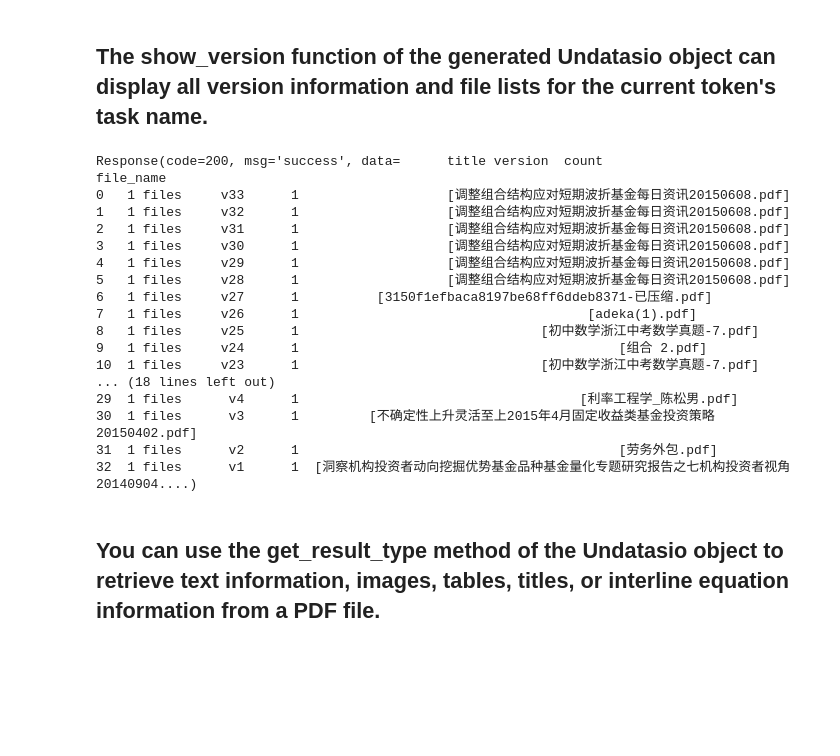
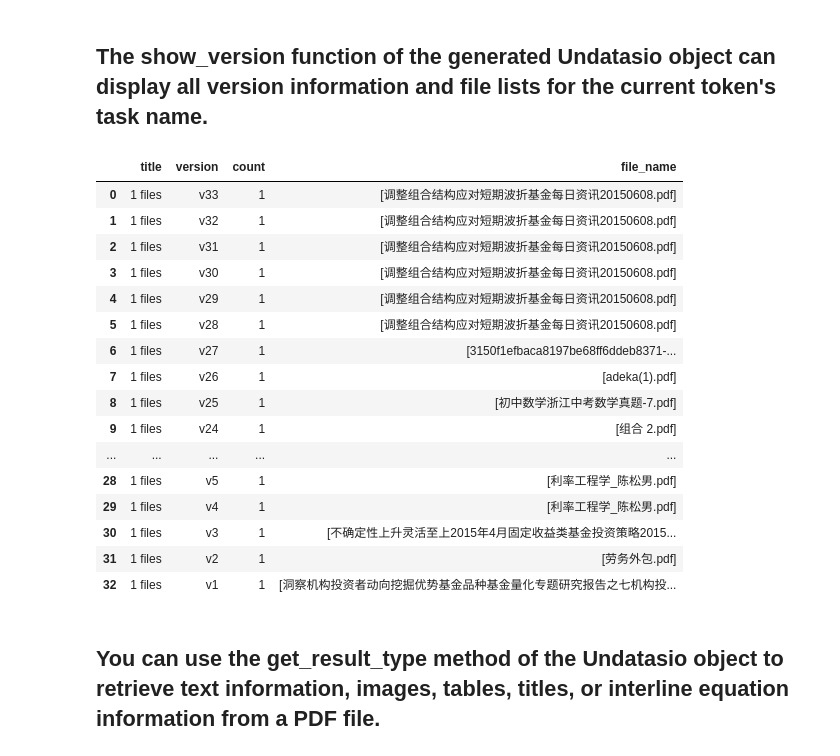
Before and after one commit to lq1909017169/undatasio, a Jupyter notebook: example/undatasio_and_qwen2.5_math.ipynb, the cells around one changed output. Drawn from its saved outputs; the diff is of its cells as text; code cells hidden in the pictures; blank space fills up the shorter version.

```diff
--- a/example/undatasio_and_qwen2.5_math.ipynb
+++ b/example/undatasio_and_qwen2.5_math.ipynb
@@ -28,30 +26,30 @@ Requirement already satisfied: propcache>=0.2.0 in /Users/stay/anaconda3/envs/un
 # %%
 from undatasio.undatasio import UnDatasIO
 
-undatasio_obj = UnDatasIO('...', task_name='文本解析')
+undatasio_obj = UnDatasIO(os.getenv("UNDATASIO_API_KEY"), task_name='文本解析')
 # %% [markdown]
 ## The **show_version** function of the generated Undatasio object can display all version information and file lists for the current token's task name.
 # %%
 version_data = undatasio_obj.show_version()
-version_data
+version_data.data
 # %% [output]
-Response(code=200, msg='success', data=      title version  count                                          file_name
-0   1 files     v33      1                   [调整组合结构应对短期波折基金每日资讯20150608.pdf]
-1   1 files     v32      1                   [调整组合结构应对短期波折基金每日资讯20150608.pdf]
-2   1 files     v31      1                   [调整组合结构应对短期波折基金每日资讯20150608.pdf]
-3   1 files     v30      1                   [调整组合结构应对短期波折基金每日资讯20150608.pdf]
-4   1 files     v29      1                   [调整组合结构应对短期波折基金每日资讯20150608.pdf]
-5   1 files     v28      1                   [调整组合结构应对短期波折基金每日资讯20150608.pdf]
-6   1 files     v27      1          [3150f1efbaca8197be68ff6ddeb8371-已压缩.pdf]
-7   1 files     v26      1                                     [adeka(1).pdf]
-8   1 files     v25      1                               [初中数学浙江中考数学真题-7.pdf]
-9   1 files     v24      1                                         [组合 2.pdf]
-10  1 files     v23      1                               [初中数学浙江中考数学真题-7.pdf]
-... (18 lines left out)
-29  1 files      v4      1                                    [利率工程学_陈松男.pdf]
-30  1 files      v3      1         [不确定性上升灵活至上2015年4月固定收益类基金投资策略20150402.pdf]
-31  1 files      v2      1                                         [劳务外包.pdf]
-32  1 files      v1      1  [洞察机构投资者动向挖掘优势基金品种基金量化专题研究报告之七机构投资者视角20140904....)
+|  | title | version | count | file_name |
+| 0 | 1 files | v33 | 1 | [调整组合结构应对短期波折基金每日资讯20150608.pdf] |
+| 1 | 1 files | v32 | 1 | [调整组合结构应对短期波折基金每日资讯20150608.pdf] |
+| 2 | 1 files | v31 | 1 | [调整组合结构应对短期波折基金每日资讯20150608.pdf] |
+| 3 | 1 files | v30 | 1 | [调整组合结构应对短期波折基金每日资讯20150608.pdf] |
+| 4 | 1 files | v29 | 1 | [调整组合结构应对短期波折基金每日资讯20150608.pdf] |
+| 5 | 1 files | v28 | 1 | [调整组合结构应对短期波折基金每日资讯20150608.pdf] |
+| 6 | 1 files | v27 | 1 | [3150f1efbaca8197be68ff6ddeb8371-... |
+| 7 | 1 files | v26 | 1 | [adeka(1).pdf] |
+| 8 | 1 files | v25 | 1 | [初中数学浙江中考数学真题-7.pdf] |
+| 9 | 1 files | v24 | 1 | [组合 2.pdf] |
+| ... | ... | ... | ... | ... |
+| 28 | 1 files | v5 | 1 | [利率工程学_陈松男.pdf] |
+| 29 | 1 files | v4 | 1 | [利率工程学_陈松男.pdf] |
+| 30 | 1 files | v3 | 1 | [不确定性上升灵活至上2015年4月固定收益类基金投资策略2015... |
+| 31 | 1 files | v2 | 1 | [劳务外包.pdf] |
+| 32 | 1 files | v1 | 1 | [洞察机构投资者动向挖掘优势基金品种基金量化专题研究报告之七机构投... |
 # %% [markdown]
 ## You can use the get_result_type method of the **Undatasio** object to retrieve text information, images, tables, titles, or interline equation information from a PDF file.
 # %%
```
Also changed, not shown: parts of 8 cells of this notebook, 5 other files.
